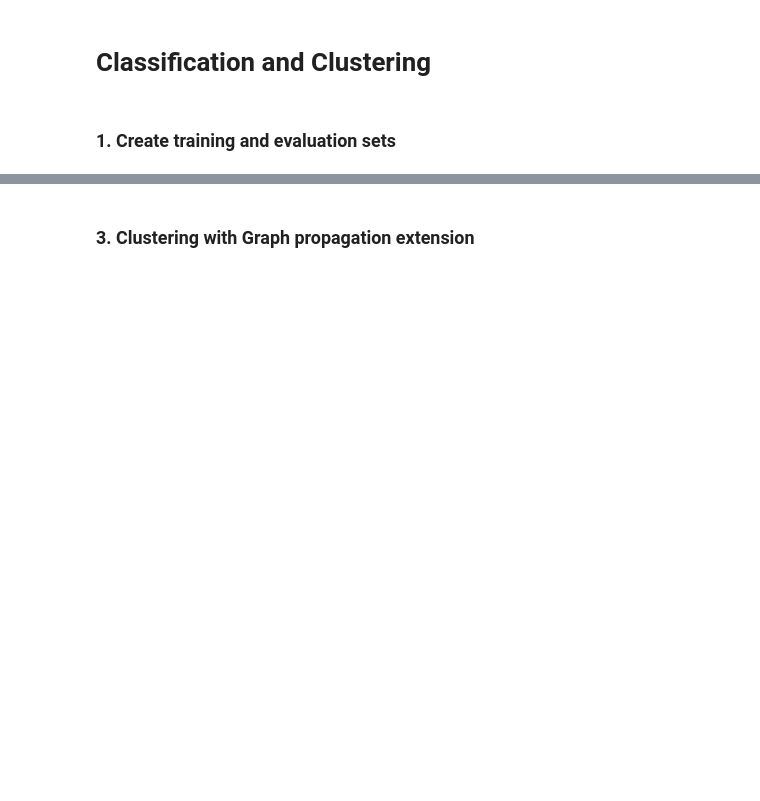
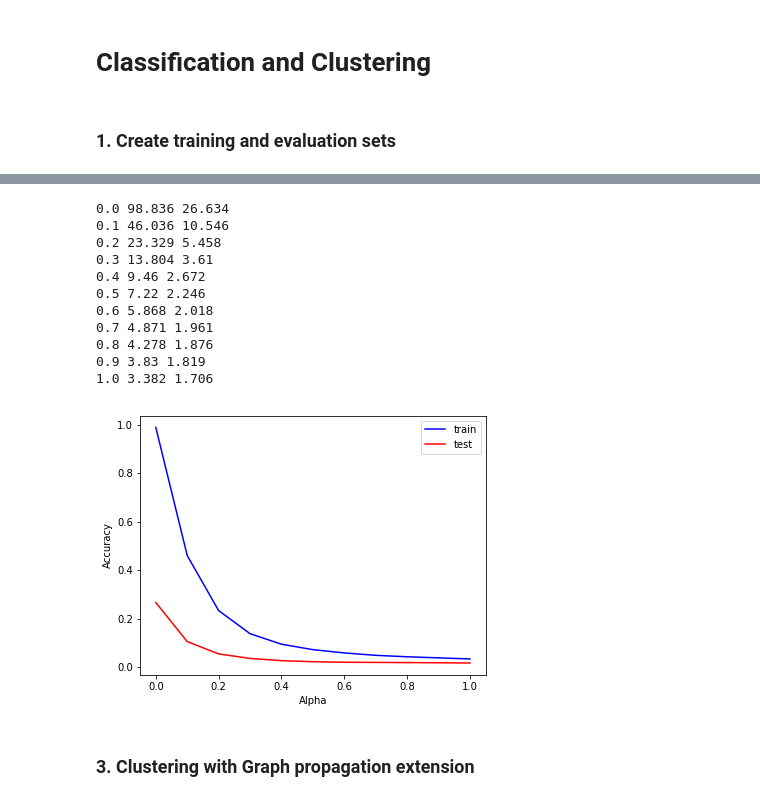
Before and after one commit to elenakhas/ProjectGutenberg-1, a Jupyter notebook: 3_ClassificationClustering/ProjectGutenberg_ModelingEvalutation.ipynb, the cells around one changed output, grey strips where cells are left out. Drawn from its saved outputs; the diff is of its cells as text; code cells hidden in the pictures; blank space fills up the shorter version.

```diff
--- a/3_ClassificationClustering/ProjectGutenberg_ModelingEvalutation.ipynb
+++ b/3_ClassificationClustering/ProjectGutenberg_ModelingEvalutation.ipynb
@@ -24,2 +28,0 @@ test_dict = utils_vectoriser._compute_frequency(test["lemmas"])
-# %%
-x,y = utils_vectoriser._vectoriser(test_dict)
@@ -59,0 +330,30 @@ X[0]
+# %%
+def stack( A, B ):
+    return hstack( [A,B] )
+
+X_tr_lemmas, y_train, X_te_lemmas, y_test = load_data( "./data", features='lemmas')
+X_tr_concreteness, y_train, X_te_concreteness, y_test = load_data( "./data", features='concreteness')
+X_tr_namedentities, y_train, X_te_namedentities, y_test = load_data( "./data", features='namedentities')
+X_tr_parse_VP, y_train, X_te_parse_VP, y_test = load_data( "./data", features='parse_VP')
+X_tr_subjectivity, y_train, X_te_subjectivity, y_test = load_data( "./data", features='subjectivity')
+
+
+
+X_train = hstack( [X_tr_subjectivity, X_tr_lemmas,X_tr_namedentities, X_tr_parse_VP] )
+X_test = hstack( [X_te_subjectivity, X_te_lemmas, X_te_namedentities, X_te_parse_VP] )
+
+train_acc_uni, test_acc_uni, alphas = tune_nb(X_train, y_train, X_test, y_test )
+plot_tune_nb( train_acc_uni, test_acc_uni, alphas )
+# %% [output]
+0.0 98.836 26.634
+0.1 46.036 10.546
+0.2 23.329 5.458
+0.3 13.804 3.61
+0.4 9.46 2.672
+0.5 7.22 2.246
+0.6 5.868 2.018
+0.7 4.871 1.961
+0.8 4.278 1.876
+0.9 3.83 1.819
+1.0 3.382 1.706
+[figure, added]
```
Also changed, not shown: parts of 37 cells of this notebook, 15 other files.
